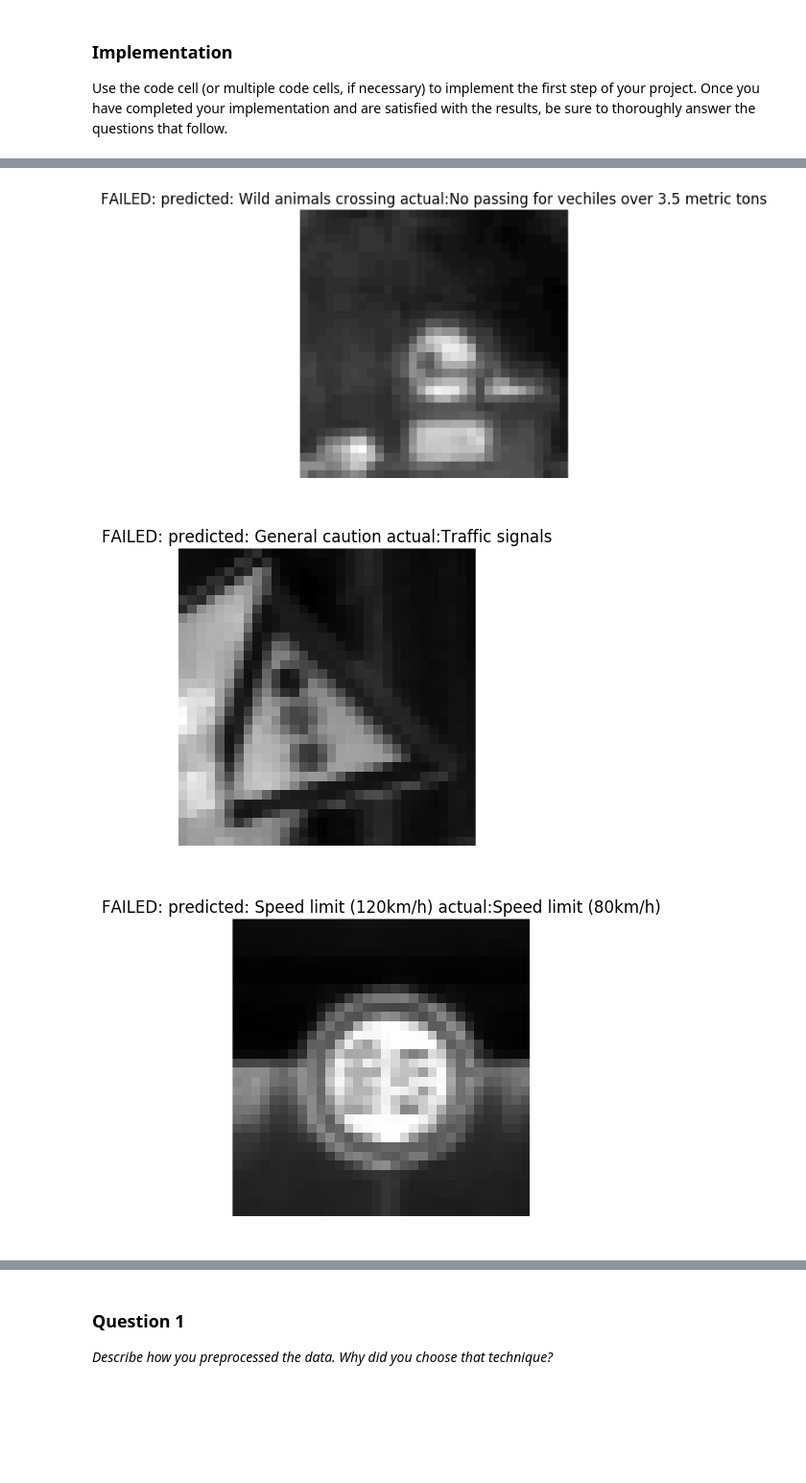
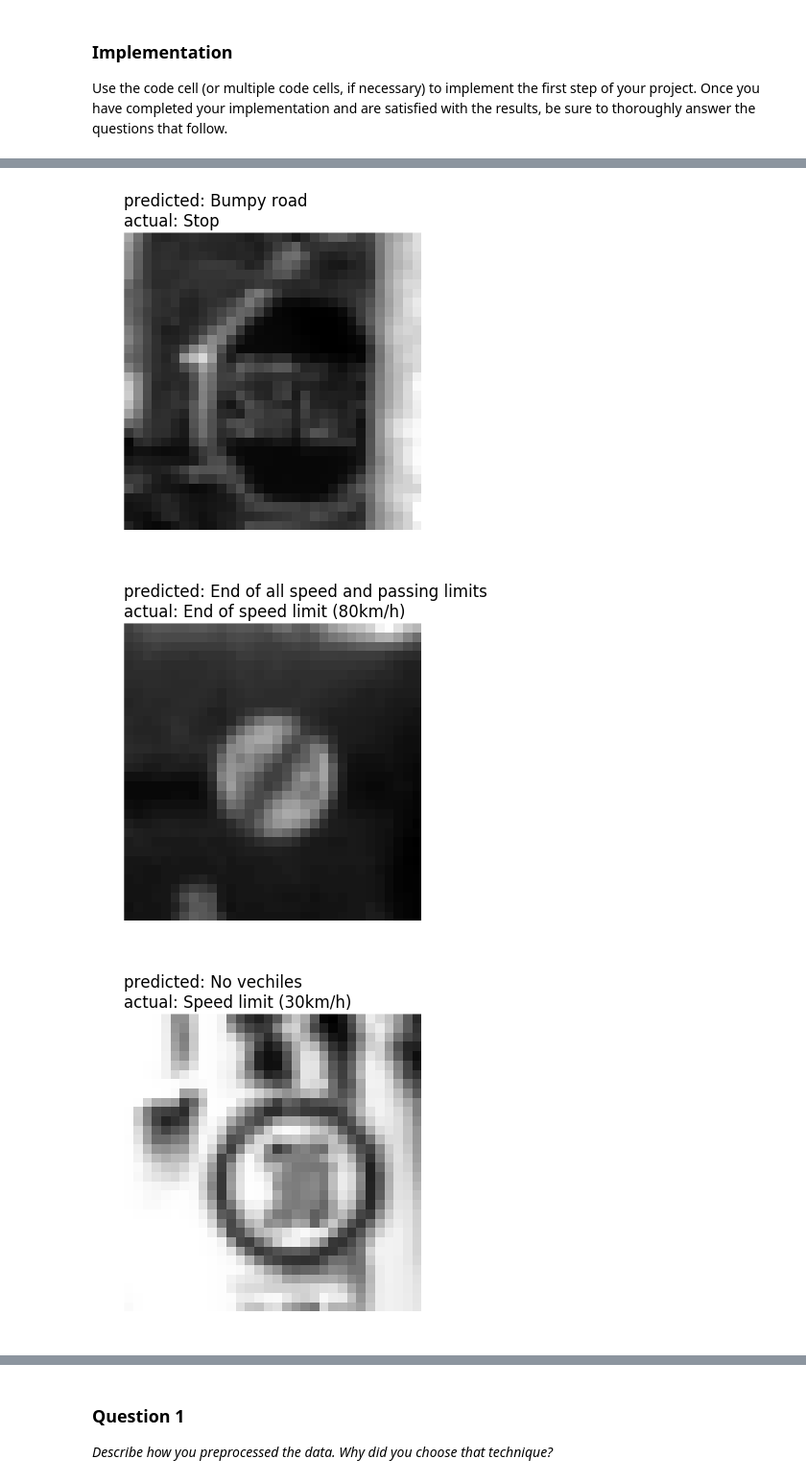
Before and after one commit to berickson/CarND-Traffic-Signs, a Jupyter notebook: Traffic_Signs_Recognition.ipynb, the cells around one changed output, grey strips where cells are left out. Shown at 96% size. Drawn from its saved outputs; the diff is of its cells as text; code cells hidden in the pictures; blank space fills up the shorter version.

```diff
--- a/Traffic_Signs_Recognition.ipynb
+++ b/Traffic_Signs_Recognition.ipynb
@@ -206,6 +224,0 @@ def preprocess_image(img, dst=None, use_yuv=False):
-# %%
-def preprocess_image_bw(img):
-    g =  cv2.cvtColor(img, cv2.COLOR_BGR2GRAY)
-    g=(g-g.min())*(255/(g.max()-g.min()))
-    g=g.astype(np.uint8)
-    return g
@@ -313,20 +273,0 @@ def euclidean_transform(m=None,cx=0.0,cy=0.0,theta=0.,scale=1.0,dx=0,dy=0):
-# %%
-def transformed_image(img,theta=0.0,dx=0.0,dy=0.0,scale=1.0):
-    cx,cy = np.shape(img)
-    cx = cx / 2
-    cy = cy / 2
-    t = euclidean_transform(cx=cx,cy=cy,theta=theta,dy=dy,dx=dx,scale=scale)
-    return skimage.transform.warp(img, inverse_map=np.linalg.inv(t),mode='reflect')
-
-
-def augmented_image(img):
-    theta = random.choice([-15,-10,-5,0,5,10,15,20])
-    dx = random.choice([-2,-1,0,1,2])
-    dy = random.choice([-2,-1,0,1,2])
-    scale = random.choice([.95,1.0,1.05])
-    return transformed_image(img,theta * math.pi/180,dx,dy,scale)
-
-img = X_train_bw[1000]
-for i in range(10):
-    plt.figure()
-    plot_image(augmented_image(img))
@@ -422,3 +327,10 @@ Use the code cell (or multiple code cells, if necessary) to implement the first
+# %%
+# returns test_x, test_y, valid_x and valid_y taken from test_x
+def split_test_and_validation(x, y, ratio_test=0.8):
+    split_point = int(len(x)*ratio_test)
+    return x[0:split_point], y[0:split_point], x[split_point:], y[split_point:]
+# %%
+X_test_bw,y_test,X_valid_bw,y_valid = split_test_and_validation(X_test_bw, y_test, ratio_test=0.8)
 # %%
 ### Preprocess the data here.
 ### Feel free to use as many code cells as needed.
@@ -604,17 +508,23 @@ Max accuracy 0.951578776042
 # %%
+seed()
+
 sample_x,sample_y = random_from_lists(X_test_bw,y_test,100)
-
+correct=[]
+incorrect=[]
 for i in range(len(sample_x)):
     predicted = predict_op.eval(feed_dict={x: sample_x[i:i+1,:,:], dropout_rate:0.0})[0]
     actual=sample_y[i]
     if(predicted==actual):
-        pass
+        correct.append(sample_y[i])
         #plt.title("ok: {}".format(sign_names.SignName[predicted]))
     else:
+        incorrect.append(sample_y[i])
         plt.figure()
         plot_image(sample_x[i])
-        plt.title("FAILED: predicted: {} actual:{}".format(sign_names.SignName[predicted],sign_names.SignName[actual]))
+        title_text = "predicted: {}\nactual: {}".format(sign_names.SignName[predicted],sign_names.SignName[actual])
+        plt.title(title_text, loc='left')
+        #plt.title("\n".join(wrap(title_text, 60)))
 # %% [output]
-[figure, old version]
+[figure, new version]
-[figure, old version]
+[figure, new version]
-[figure, old version]
+[figure, new version]
```
Also changed, not shown: parts of 77 cells of this notebook.
